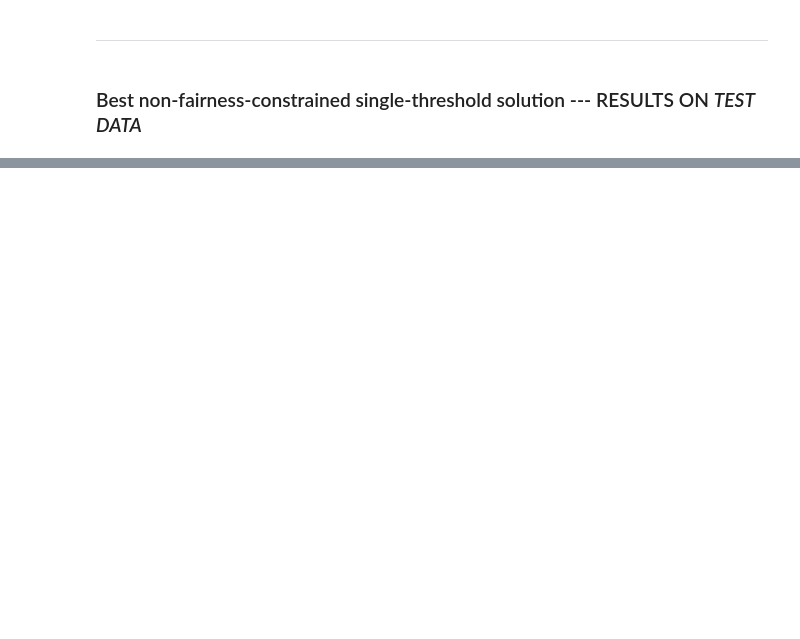
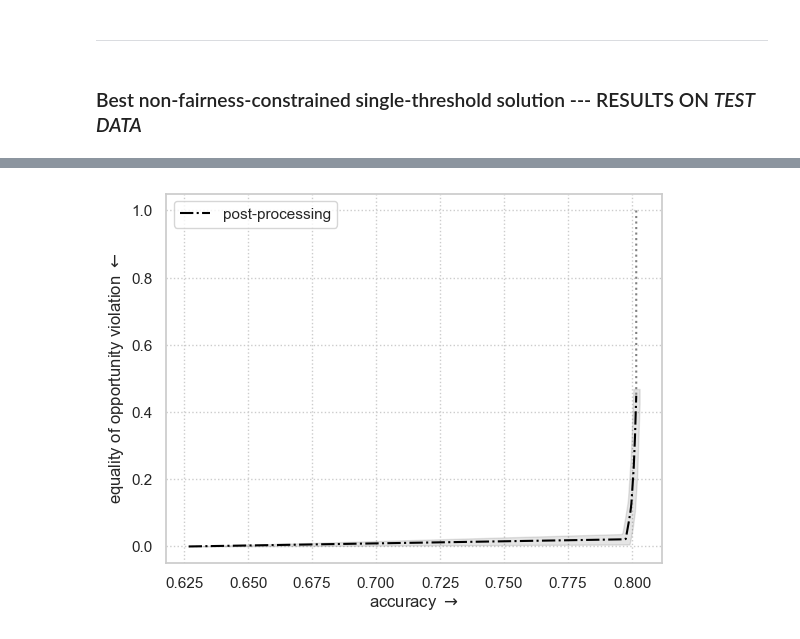
Before and after one commit to socialfoundations/error-parity, a Jupyter notebook: examples/relaxed-equalized-odds.usage-example-folktables.ipynb, the cells around one changed output, grey strips where cells are left out. Saved outputs shown, nothing was run; the diff lists cells and outputs as text; code cells hidden in the pictures; blank space fills up the shorter version.

```diff
--- a/examples/relaxed-equalized-odds.usage-example-folktables.ipynb
+++ b/examples/relaxed-equalized-odds.usage-example-folktables.ipynb
@@ -407,0 +420,32 @@ plt.show()
+# %%
+from error_parity.pareto_curve import compute_postprocessing_curve
+
+postproc_results_df = compute_postprocessing_curve(
+    model=rf_clf,
+    fit_data=(X_fit, y_fit, s_fit),
+    eval_data={
+        "test": (X_test, y_test, s_test),
+    },
+    fairness_constraint="true_positive_rate_parity",
+    tolerance_ticks=np.hstack((
+        np.arange(0.0, 0.1, 1e-2),
+        np.arange(0.1, 1.0, 1e-1),
+    )),
+    y_fit_pred_scores=predictor(X_fit),
+    bootstrap=True,
+    seed=SEED,
+)
+# %%
+plot_postprocessing_frontier(
+    postproc_results_df,
+    perf_metric="accuracy",
+    disp_metric="tpr_diff",
+    show_data_type="test",
+    constant_clf_perf=max((y_test == const_pred).mean() for const_pred in {0, 1}),
+)
+
+plt.xlabel(r"accuracy $\rightarrow$")
+plt.ylabel(r"equality of opportunity violation $\leftarrow$")
+plt.show()
+# %% [output]
+[figure, added]
```
Also changed, not shown: parts of 16 cells of this notebook, 12 other files.
